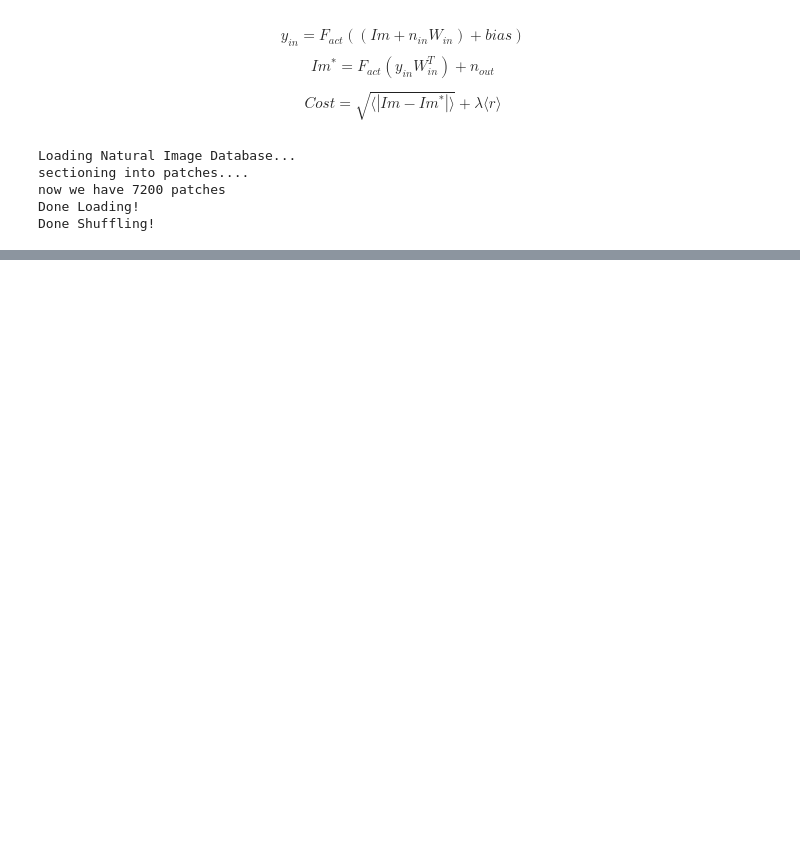
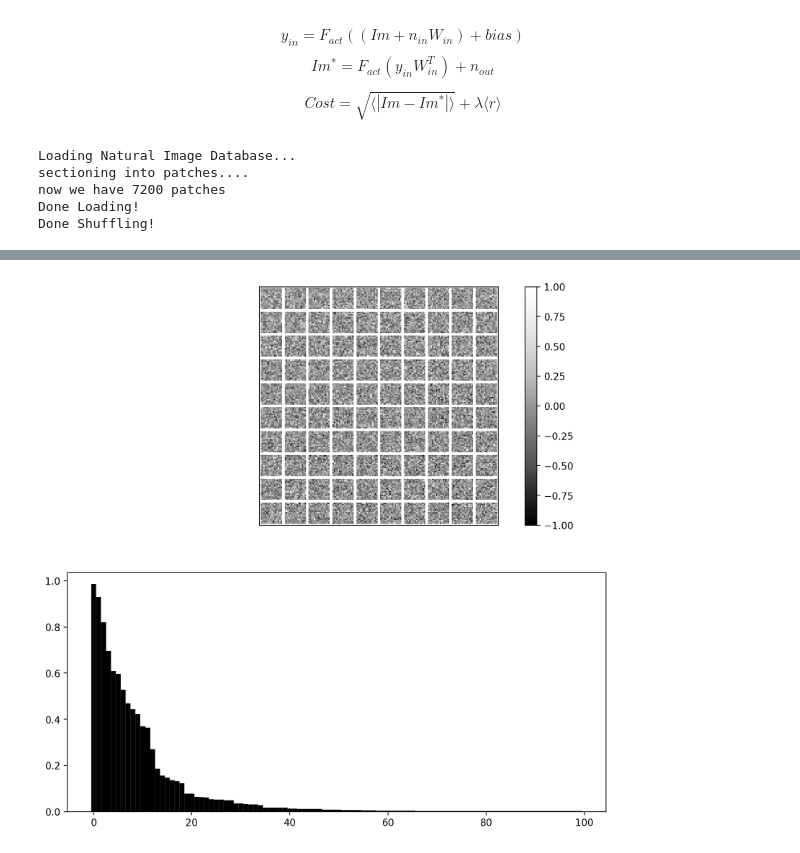
Before and after one commit to vdutell/NatVisAutoEncode, a Jupyter notebook: Image Autoencoder.ipynb, the cells around one changed output, grey strips where cells are left out. Drawn from its saved outputs; the diff is of its cells as text; code cells hidden in the pictures; blank space fills up the shorter version.

```diff
--- a/Image Autoencoder.ipynb
+++ b/Image Autoencoder.ipynb
@@ -461,7 +484,9 @@ Saving Plots...
 # %%
 fw = final_outweights_ordered.reshape(aec.params['imxlen'],
                                   aec.params['imylen'],
                                   aec.params['nneurons']).T
 final_acts = activations[-1]
-plu.display_data_tiled(fw,final_acts[np.argsort(-final_acts)])
+p = plu.display_data_tiled(fw,final_acts[np.argsort(-final_acts)])
+# %% [output]
+[figure, added]
 # %%
```
Also changed, not shown: parts of 9 cells of this notebook, 1 other file.
